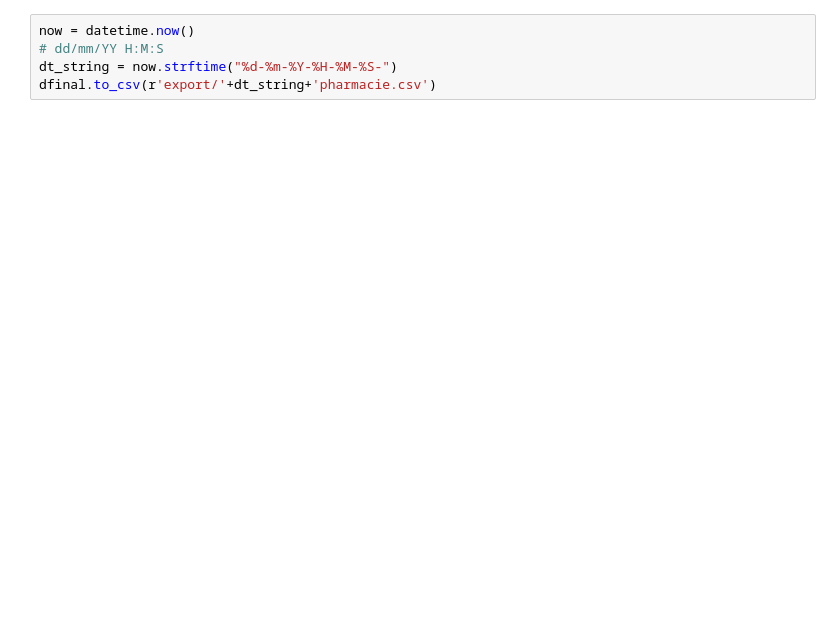
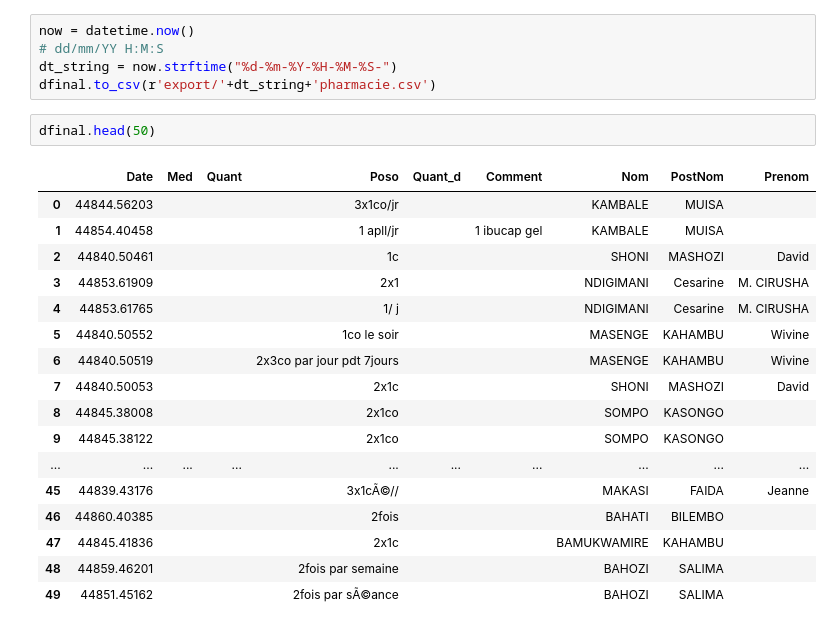
Before and after one commit to guillainbisimwa/hpnk-indicateurs, a Jupyter notebook: Cerhis2 - Pharmacie.ipynb, the cells around one changed output. Drawn from its saved outputs; the diff is of its cells as text; blank space fills up the shorter version.

```diff
--- a/Cerhis2 - Pharmacie.ipynb
+++ b/Cerhis2 - Pharmacie.ipynb
@@ -170,3 +177,23 @@ now = datetime.now()
 # dd/mm/YY H:M:S
 dt_string = now.strftime("%d-%m-%Y-%H-%M-%S-")
 dfinal.to_csv(r'export/'+dt_string+'pharmacie.csv')
+# %%
+dfinal.head(50)
+# %% [output]
+|  | Date | Med | Quant | Poso | Quant_d | Comment | Nom | PostNom | Prenom |
+| 0 | 44844.56203 |  |  | 3x1co/jr |  |  | KAMBALE | MUISA |  |
+| 1 | 44854.40458 |  |  | 1 apll/jr |  | 1 ibucap gel | KAMBALE | MUISA |  |
+| 2 | 44840.50461 |  |  | 1c |  |  | SHONI | MASHOZI | David |
+| 3 | 44853.61909 |  |  | 2x1 |  |  | NDIGIMANI | Cesarine | M. CIRUSHA |
+| 4 | 44853.61765 |  |  | 1/ j |  |  | NDIGIMANI | Cesarine | M. CIRUSHA |
+| 5 | 44840.50552 |  |  | 1co le soir |  |  | MASENGE | KAHAMBU | Wivine |
+| 6 | 44840.50519 |  |  | 2x3co par jour pdt 7jours |  |  | MASENGE | KAHAMBU | Wivine |
+| 7 | 44840.50053 |  |  | 2x1c |  |  | SHONI | MASHOZI | David |
+| 8 | 44845.38008 |  |  | 2x1co |  |  | SOMPO | KASONGO |  |
+| 9 | 44845.38122 |  |  | 2x1co |  |  | SOMPO | KASONGO |  |
+| ... | ... | ... | ... | ... | ... | ... | ... | ... | ... |
+| 45 | 44839.43176 |  |  | 3x1cÃ©// |  |  | MAKASI | FAIDA | Jeanne |
+| 46 | 44860.40385 |  |  | 2fois |  |  | BAHATI | BILEMBO |  |
+| 47 | 44845.41836 |  |  | 2x1c |  |  | BAMUKWAMIRE | KAHAMBU |  |
+| 48 | 44859.46201 |  |  | 2fois par semaine |  |  | BAHOZI | SALIMA |  |
+| 49 | 44851.45162 |  |  | 2fois par sÃ©ance |  |  | BAHOZI | SALIMA |  |
```
Also changed, not shown: parts of 5 cells of this notebook, 2 other files.
